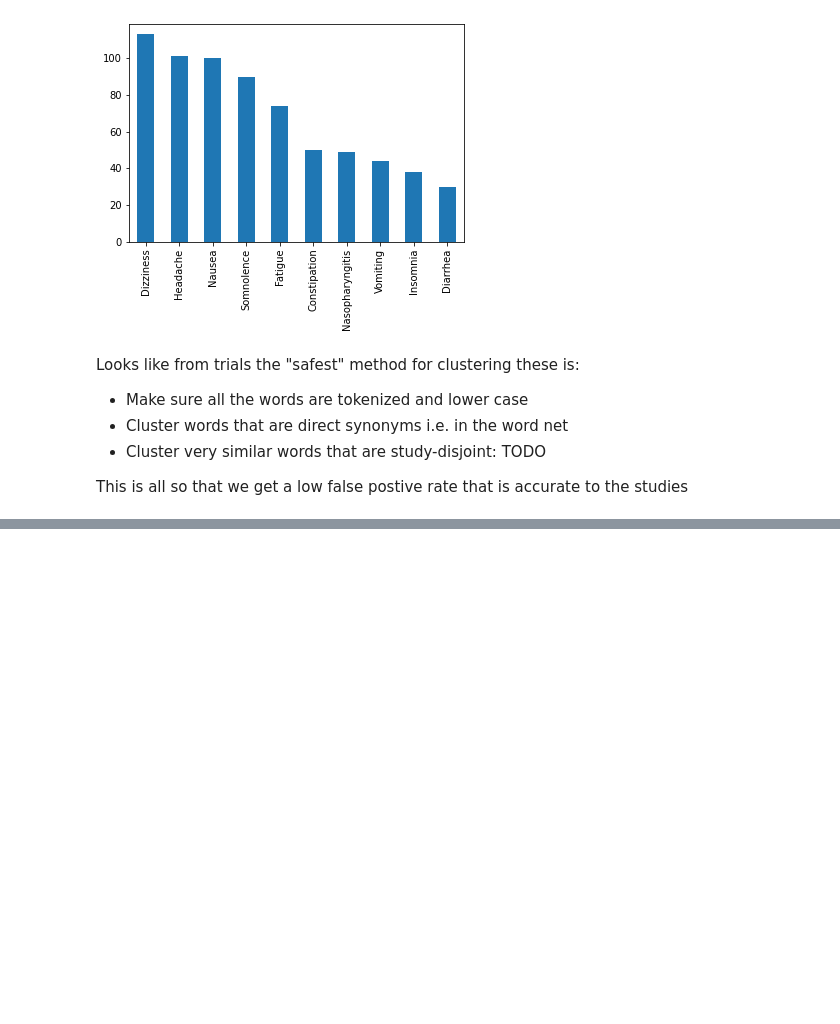
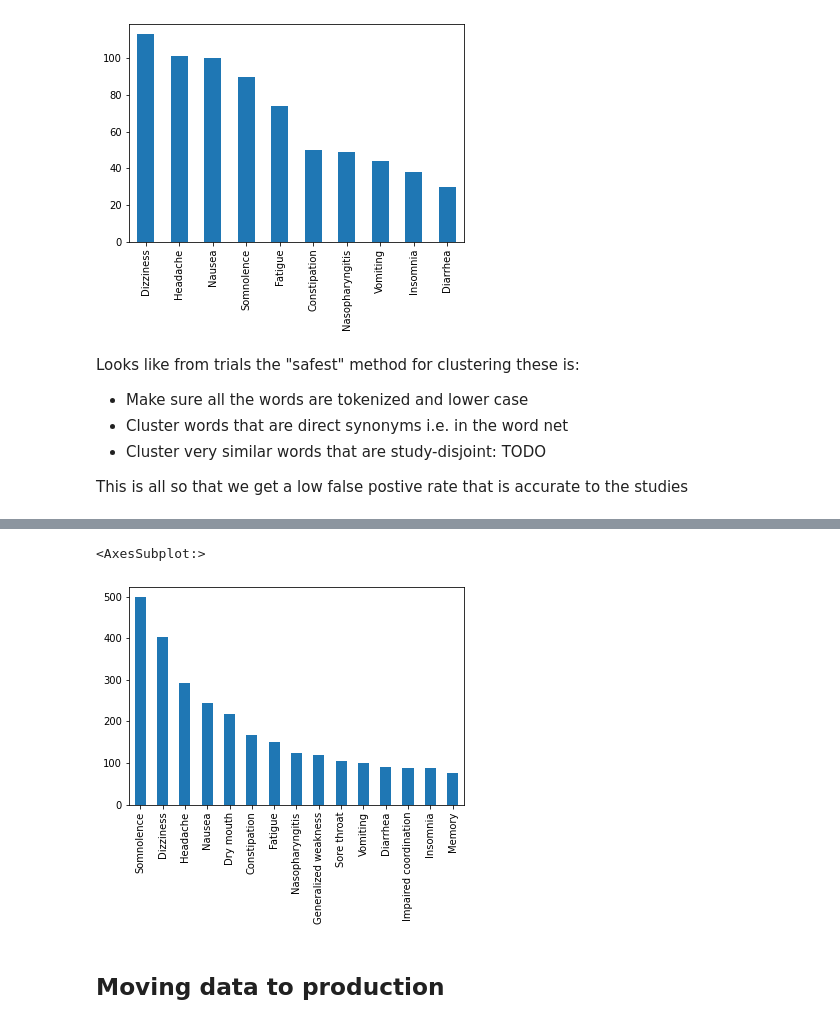
Before and after one commit to porterehunley/drugprocessing, a Jupyter notebook: ClincalTrialsPlayground.ipynb, the cells around one changed output, grey strips where cells are left out. Drawn from its saved outputs; the diff is of its cells as text; code cells hidden in the pictures; blank space fills up the shorter version.

Commit message:
side effect grouping

```diff
--- a/ClincalTrialsPlayground.ipynb
+++ b/ClincalTrialsPlayground.ipynb
@@ -1507,21 +1528,3 @@ Looks like from trials the "safest" method for clustering these is:
  - Cluster very similar words that are study-disjoint: TODO
 
 This is all so that we get a low false postive rate that is accurate to the studies
-# %%
-# Loop through effects: add to new affect if above conditions are met
-def is_same_effect(effectA, effectB)
-    if len(effectA.split(' ')) != len(effectB.split(' ')):
-        return False
-
-    set1 = wn.synsets(effectA.lower())
-    set2 = wn.synsets(effectB.lower())
-
-    return set1[0].wup_similarity(set2[0])
-
-def aggregate_effects(effects):
-    for k1 in effects.values():
-        for (k2, v) in effects.items():
-            lk1 = k1.lower()
-            lk2 = k2.lower()
-            if is_same_effect(lv1, lv2) and k1 != k2:
-                effects[lk1]
@@ -1579,0 +1595,7 @@ w1.wup_similarity(w2)
+# %%
+pd.Series(agg_int_sums).sort_values(ascending=False)[0:15].plot.bar()
+# %% [output]
+<AxesSubplot:>
+[figure, added]
+# %% [markdown]
+## Moving data to production
```
Also changed, not shown: parts of 16 cells of this notebook.
